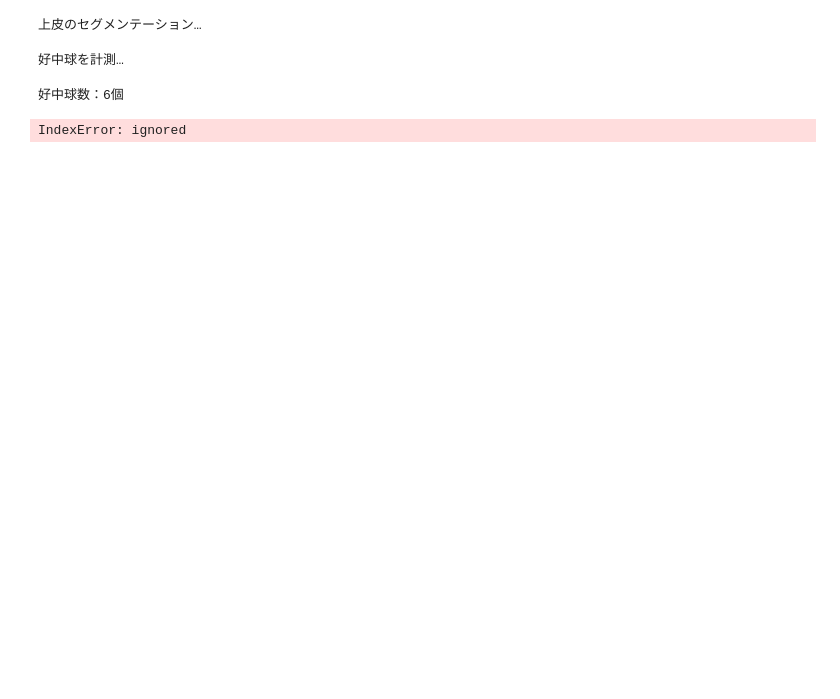
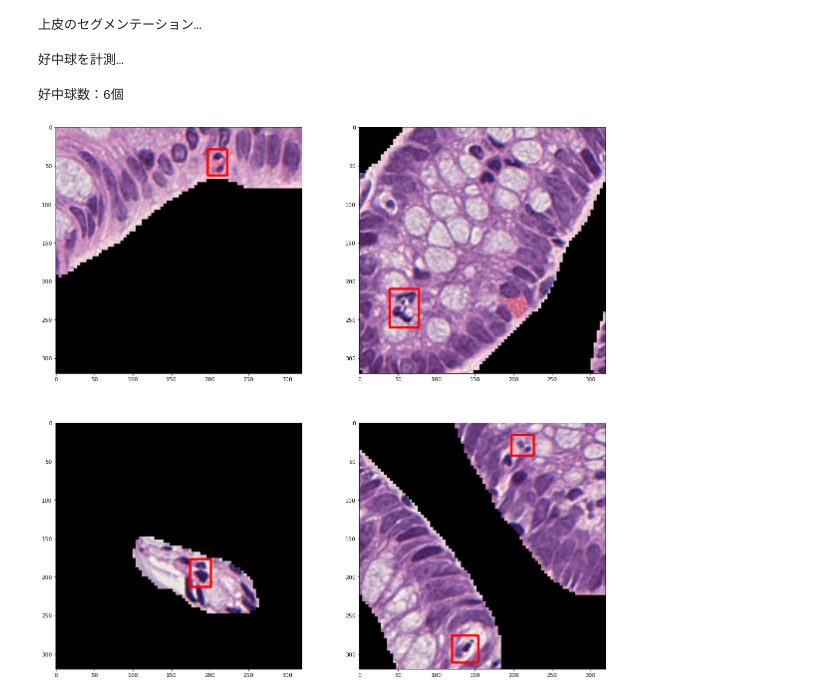
Before and after one commit to junfrankohara/neutrophils_detection, a Jupyter notebook: neutrophils_detection.ipynb, the cells around one changed output. Cells and saved outputs as stored; diff of their text form; code cells hidden in the pictures; blank space fills up the shorter version.

```diff
--- a/neutrophils_detection.ipynb
+++ b/neutrophils_detection.ipynb
@@ -276,9 +336,8 @@ print("好中球数："+ str(neurophils) + "個")
 好中球数：6個
 # %%
 # 検出した好中球を確認
-plt.rcParams['figure.figsize'] = (20.0, 20.0)
-fig, axes = plt.subplots(nrows=4, ncols=2)
-for j in range(8):
+fig, axes = plt.subplots(nrows=2, ncols=2)
+for j in range(4):
     axes[j//2, j%2].imshow(pre_list[j])
 # %% [output]
-IndexError: ignored
+[figure, added]
```
Also changed, not shown: parts of 14 cells of this notebook.
